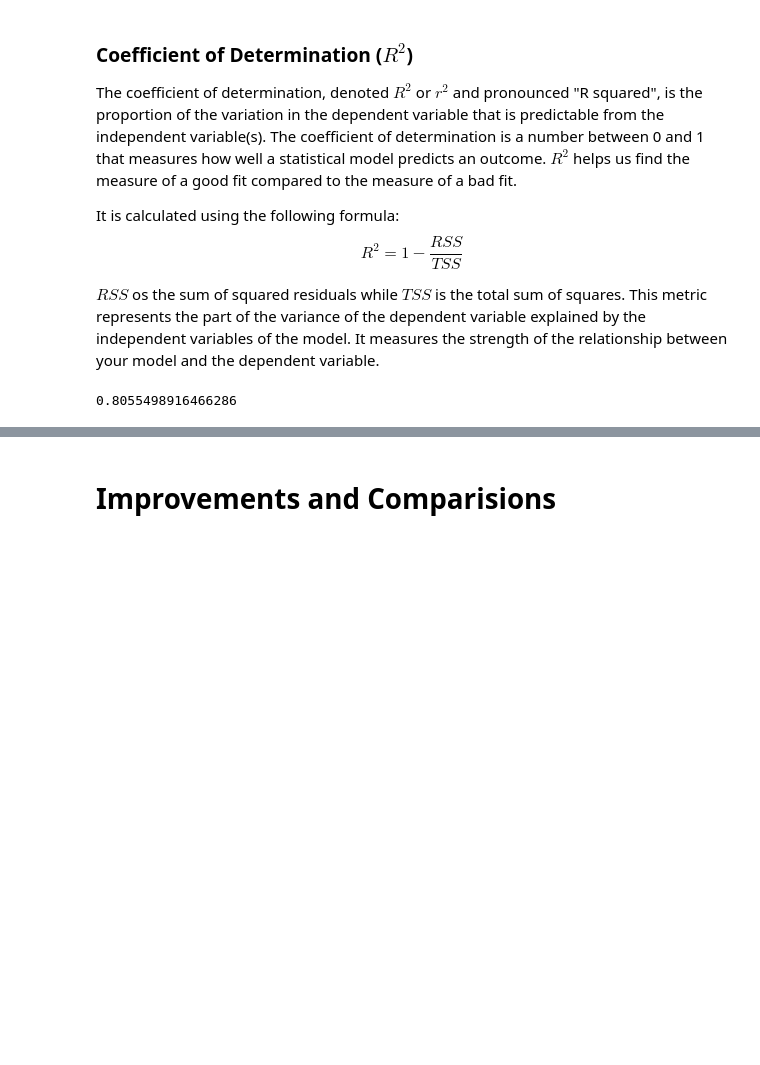
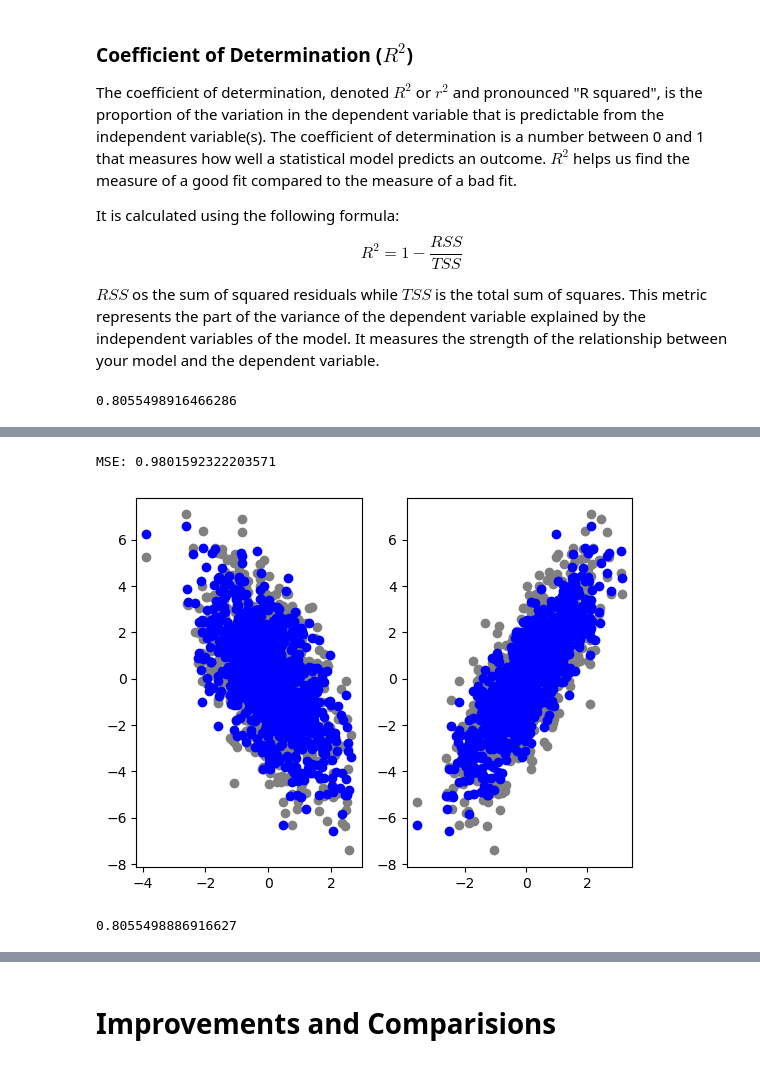
Before and after one commit to sardarchitect/fscoreai-ml, a Jupyter notebook: linear_model/1-Linear_Regression.ipynb, the cells around one changed output, grey strips where cells are left out. Saved outputs shown, nothing was run; the diff lists cells and outputs as text; code cells hidden in the pictures; blank space fills up the shorter version.

```diff
--- a/linear_model/1-Linear_Regression.ipynb
+++ b/linear_model/1-Linear_Regression.ipynb
@@ -511,7 +542,6 @@ In summary, the main difference between Batch Gradient Descent and Stochastic Gr
 # Gradient Descent Implementation
 class LinearRegression():
     def __init__(self):
-        # Hard-coded default values
         self.coef_ = np.array([1, -1])
         self.intercept_ = 0
 
@@ -521,7 +551,8 @@ class LinearRegression():
         self.weights_ = np.random.randn(d+1, 1)
         for epoch in range(epochs):
             y_pred = X.dot(self.weights_)
-            dw = (1 / n) * np.dot(X.T, (y_pred - y))
+#             dw = (1 / n) * np.dot(X.T, (y_pred - y))
+            dw = (1/n)*(np.dot(X.T,np.dot(X,self.weights_)) - np.dot(X.T, y))
             self.weights_ = self.weights_ - (lr * dw)
 
         self.intercept_ = self.weights_[0]
@@ -534,12 +565,21 @@ class LinearRegression():
 # %%
 model = LinearRegression()
 model.fit(X, y, 1e-3, 10000)
 y_preds = model.predict(X)
-plt.scatter(X[:, 0], y)
-plt.scatter(X[:, 0], y_preds)
-plt.show()
-plt.scatter(X[:, 1], y)
-plt.scatter(X[:, 1], y_preds)
+
+fig, ax = plt.subplots(1,2)
+ax[0].scatter(X[:,0], y, c="gray")
+ax[0].scatter(X[:,0], y_preds, c="blue")
+
+ax[1].scatter(X[:,1], y, c="gray")
+ax[1].scatter(X[:,1], y_preds, c="blue")
+
+print("MSE:",MSELoss(y, y_preds))
+# %% [output]
+MSE: 0.9801592322203571
+[figure, added]
 # %%
 r_squared(y, y_preds)
+# %% [output]
+0.8055498886916627
 # %% [markdown]
```
Also changed, not shown: parts of 10 cells of this notebook.
